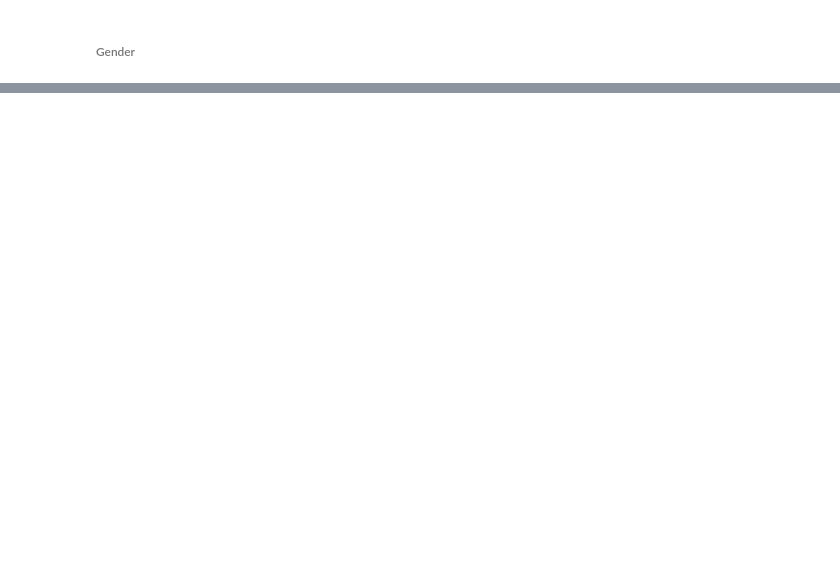
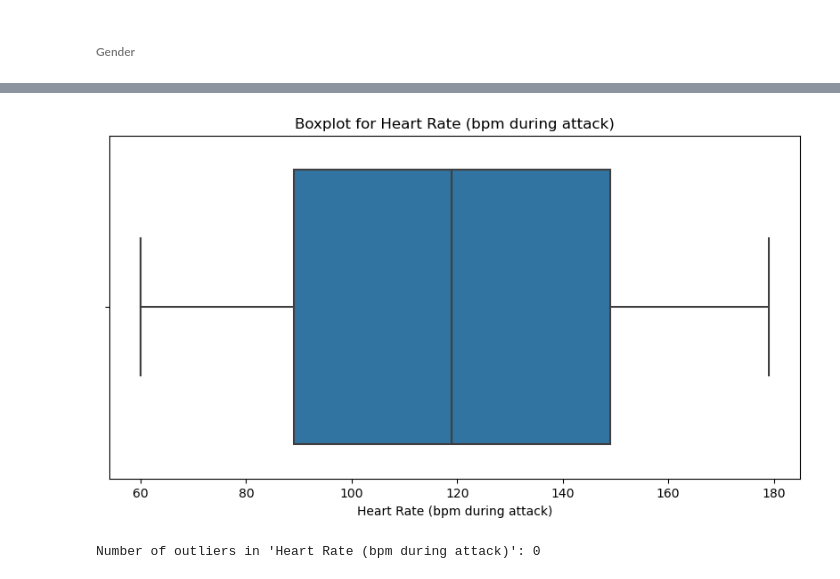
Before and after one commit to 100495761/MSE446, a Jupyter notebook: main.ipynb, the cells around one changed output, grey strips where cells are left out. Drawn from its saved outputs; the diff is of its cells as text; code cells hidden in the pictures; blank space fills up the shorter version.

```diff
--- a/main.ipynb
+++ b/main.ipynb
@@ -367,0 +409,15 @@ data
+# %%
+# Stress Level (1-10) (Numerical variable)
+# We check the distribution of the variable
+print("The distribution of the Stress Level (1-10) feature")
+print(data["Stress Level (1-10)"].describe())
+
+# There are no outliers in the Stress Level (1-10) feature since all values go from 1 to 10
+
+# Check class imbalance
+print("\n We check for class imbalance in the Diet Quality (1-10) feature")
+print(data["Stress Level (1-10)"].value_counts(normalize=True))
+print("We can see that the classes are completely balanced")
+
+# Normalize the variable
+data["Stress Level (1-10)"] = StandardScaler().fit_transform(data[["Stress Level (1-10)"]])
@@ -367,0 +442,33 @@ data
+# %%
+# Boxplot for Heart Rate (bpm during attack)
+plt.figure(figsize=(10, 5))
+sns.boxplot(x=data["Heart Rate (bpm during attack)"])
+plt.title("Boxplot for Heart Rate (bpm during attack)")
+plt.show()
+
+# Detect outliers using IQR
+def detect_and_handle_outliers(column):
+    Q1 = data[column].quantile(0.25)
+    Q3 = data[column].quantile(0.75)
+    IQR = Q3 - Q1
+    lower_bound = Q1 - 1.5 * IQR
+    upper_bound = Q3 + 1.5 * IQR
+
+    # Detect outliers
+    outliers = data[(data[column] < lower_bound) | (data[column] > upper_bound)]
+    print(f"Number of outliers in '{column}': {len(outliers)}")
+
+    # Handle outliers by clipping
+    data[column] = data[column].clip(lower_bound, upper_bound)
+
+
+detect_and_handle_outliers("Heart Rate (bpm during attack)")
+
+# Initialize scaler
+scaler = StandardScaler()
+
+# Normalize Heart Rate
+data["Heart Rate (bpm during attack)"] = scaler.fit_transform(data[["Heart Rate (bpm during attack)"]])
+# %% [output]
+[figure, added]
+Number of outliers in 'Heart Rate (bpm during attack)': 0
```
Also changed, not shown: parts of 16 cells of this notebook, 1 other file.
